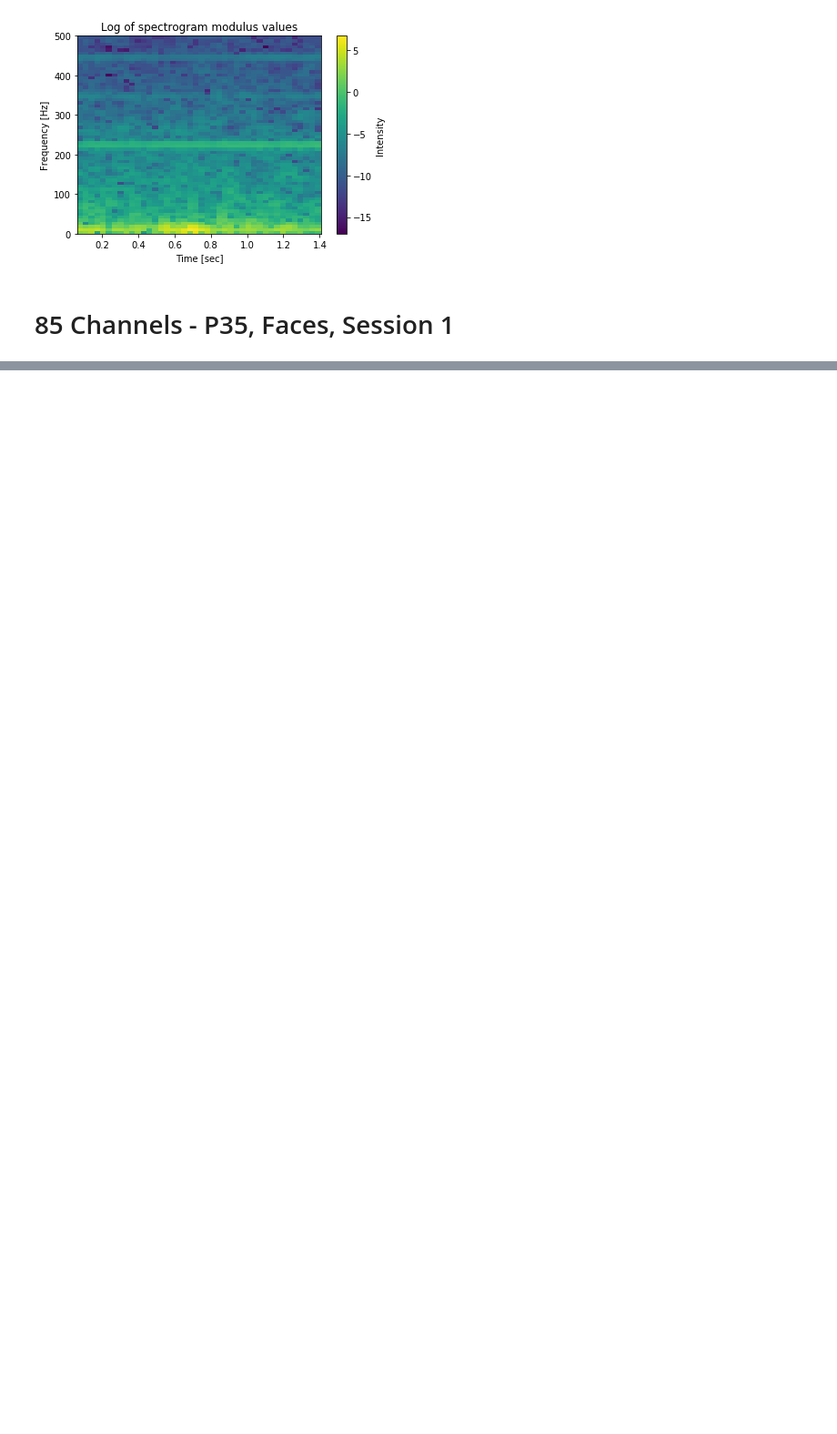
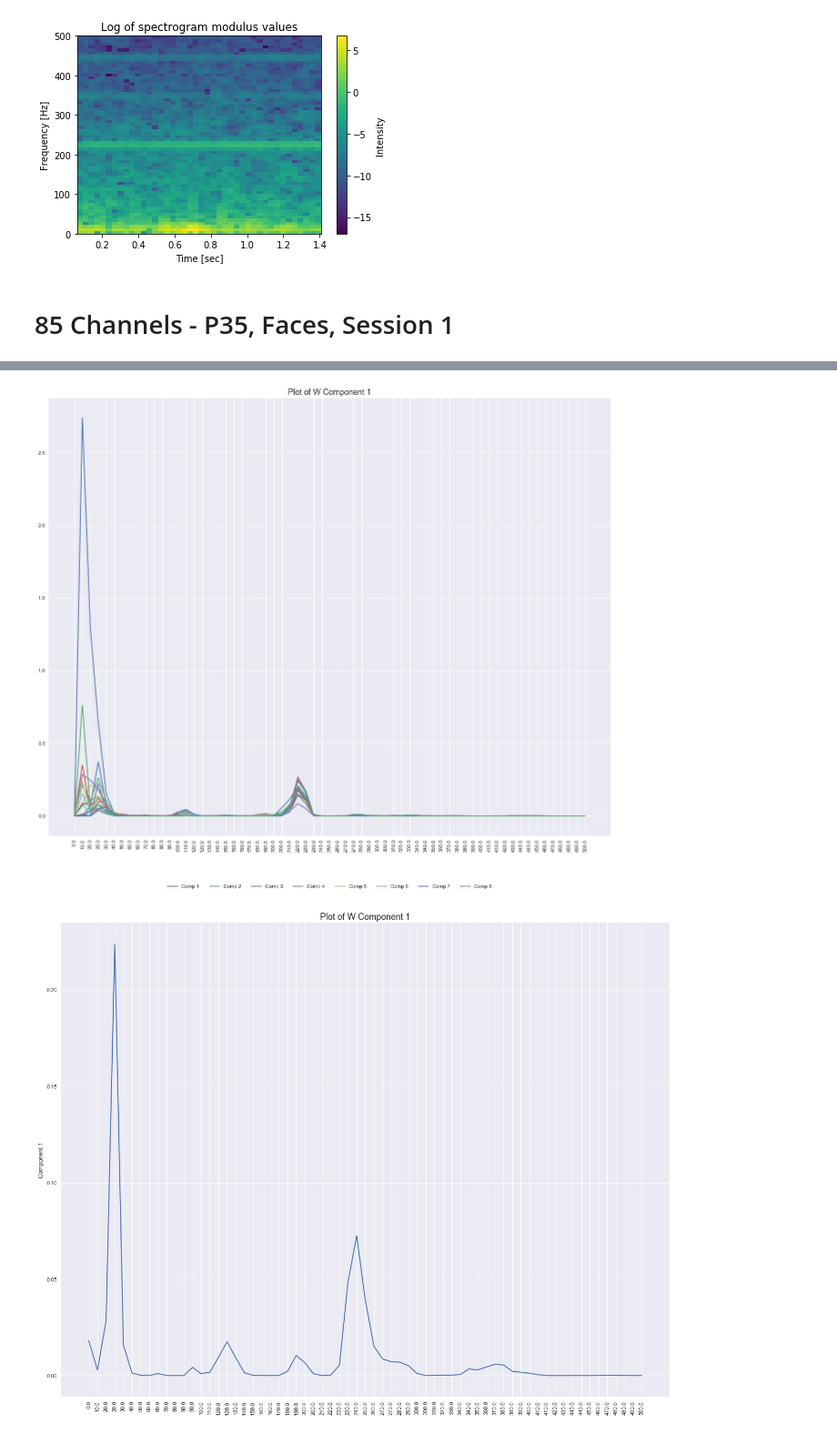
Before and after one commit to shamindras/neuroada_analysis, a Jupyter notebook: Python/demo-specgram.ipynb, the cells around one changed output, grey strips where cells are left out. Shown at 91% size. Drawn from its saved outputs; the diff is of its cells as text; code cells hidden in the pictures; blank space fills up the shorter version.

```diff
--- a/Python/demo-specgram.ipynb
+++ b/Python/demo-specgram.ipynb
@@ -290,5 +298,6 @@ def entire_specgram_nmf_wrapper(patient_num, session_idx, tot_num_channels, samp
 # %%
-results_NMF = [entire_specgram_nmf_wrapper(patient_num=35, session_idx=1, tot_num_channels=85, samp_trial_pop=0.5,
+results_NMF = [entire_specgram_nmf_wrapper(patient_num=35, session_idx=1, tot_num_channels=85,
+                                           samp_trial_pop=0.5,
                                            time_samp_prop=0.2,
                                            filter_row_idx=None,
                                            log_Sxx=False,
@@ -297,7 +306,7 @@ results_NMF = [entire_specgram_nmf_wrapper(patient_num=35, session_idx=1, tot_nu
                                            random_state=0,
                                            beta_loss='itakura-saito',
                                            solver = 'mu',
-                                           max_iter=400) for i in range(10)]
+                                           max_iter=400) for i in range(20)]
 # %% [output]
 41
 comb_all_channels_specgrams: (65, 149855)
@@ -334,5 +338,0 @@ W_tens[:, 0, :].shape
-# %%
-legend_names = []
-plt.plot(W_tens[:, 0, :])
-plt.legend(range(1, 11))
-plt.show()
@@ -341,3 +338,0 @@ plt.show()
-# %%
-freq_ticks = np.around(np.linspace(0, 500, num=65), decimals=0)
-plotW(W=W_tens[:, 7, :], log=False, x_ticks_l=freq_ticks)
@@ -354,0 +339,22 @@ plotW(W=W_tens[:, 7, :], log=False, x_ticks_l=freq_ticks)
+# %%
+def repl_check_W(W_tens, W_all_trials, component, x_ticks_l):
+    plt.figure(figsize=(20, 16), dpi= 80, facecolor='w', edgecolor='k')
+    num_replicates = W_tens.shape[1]
+    plt.title(f'Plot of W Component {component + 1}', fontsize=16)
+    legend_names = [f'Comp {n + 1}' for n in range(num_replicates)]
+    plt.plot(W_tens[:, component, :])
+    plt.xticks(range(0, W_all_trials.shape[0]), np.around(x_ticks_l, decimals=-1), rotation='vertical')
+    plt.legend(legend_names, loc=9, bbox_to_anchor=(0.5, -0.1), ncol = 10)
+    plt.show()
+
+    plt.figure(figsize=(20, 16), dpi= 80, facecolor='w', edgecolor='k')
+    plt.plot(W_all_trials[:, component])
+    plt.title(f'Plot of W Component {component + 1}', fontsize=16)
+    plt.xticks(range(0, W_all_trials.shape[0]), np.around(x_ticks_l, decimals=-1), rotation='vertical')
+    plt.ylabel(f'Component {component + 1}')
+    plt.show()
+
+repl_check_W(W_tens=W_tens, W_all_trials=W, component=0, x_ticks_l=freq_ticks)
+# %% [output]
+[figure, added]
+[figure, added]
```
Also changed, not shown: parts of 26 cells of this notebook.
